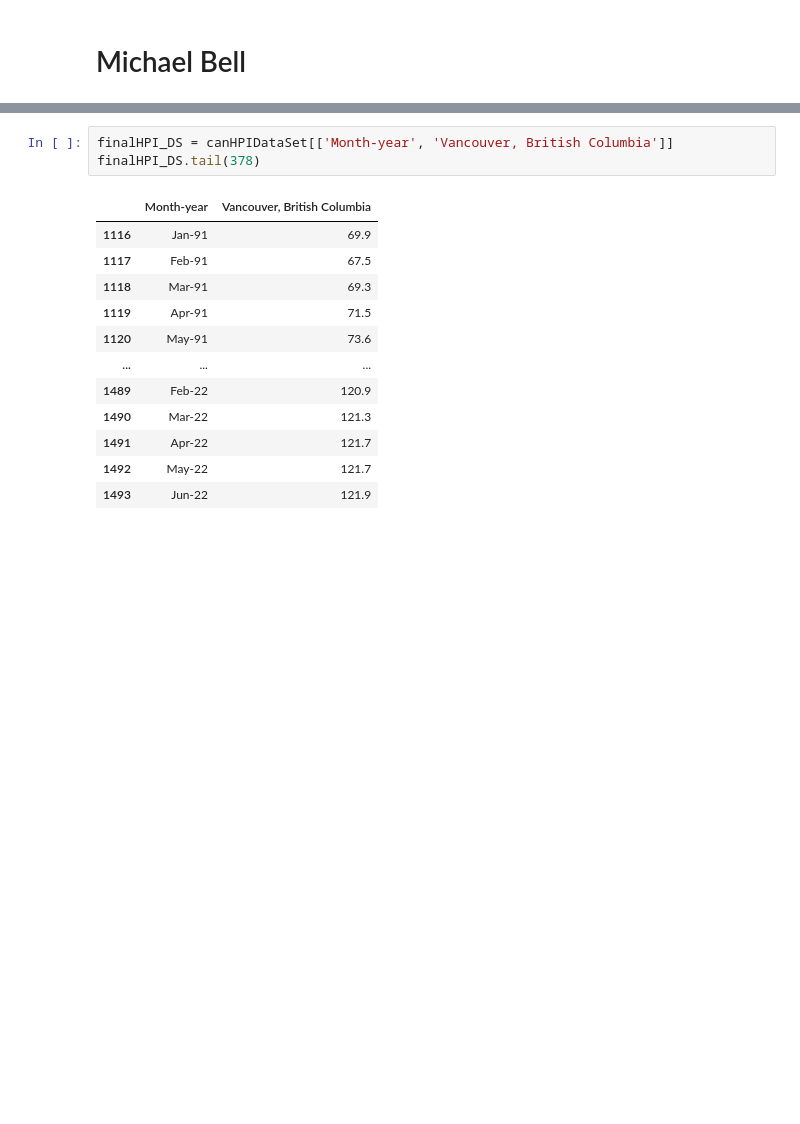
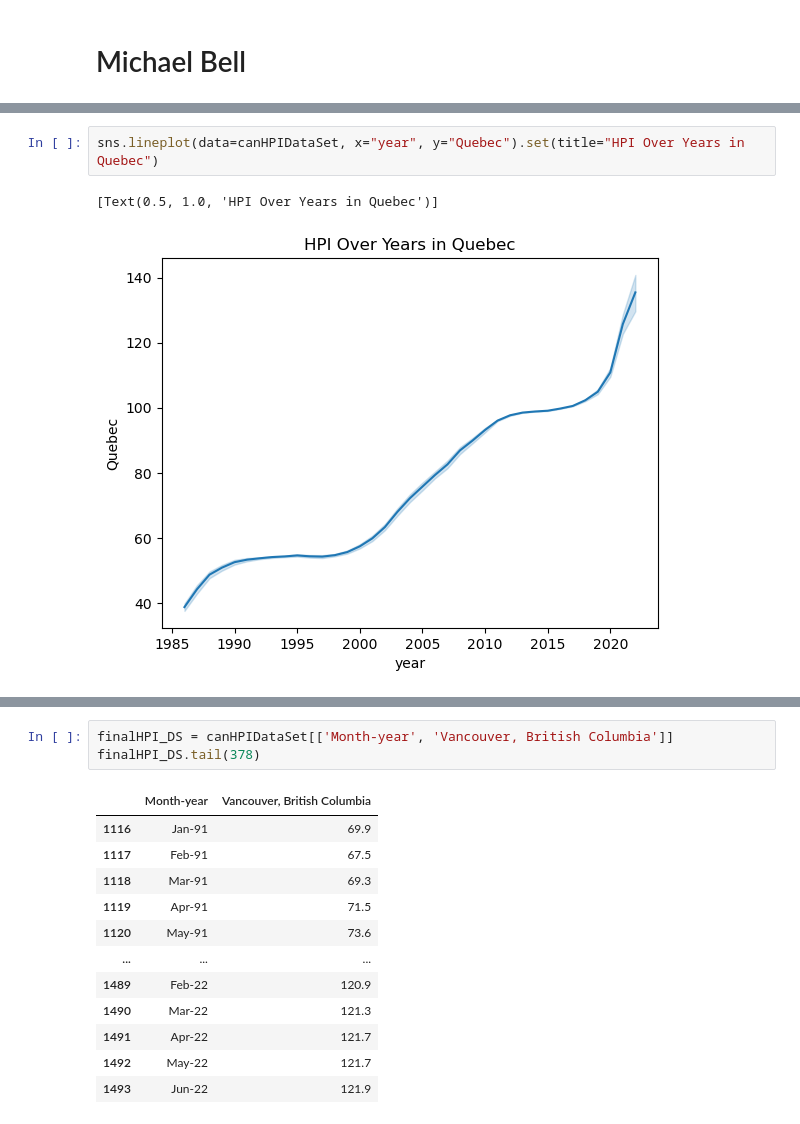
Before and after one commit to ubco-W2022T1-cosc301/group13, a Jupyter notebook: notebooks/analysis3.ipynb, the cells around one changed output, grey strips where cells are left out. Drawn from its saved outputs; the diff is of its cells as text; blank space fills up the shorter version.

```diff
--- a/notebooks/analysis3.ipynb
+++ b/notebooks/analysis3.ipynb
@@ -36,0 +118,5 @@ finalVan_DS
+# %%
+sns.lineplot(data=canHPIDataSet, x="year", y="Quebec").set(title="HPI Over Years in Quebec")
+# %% [output]
+[Text(0.5, 1.0, 'HPI Over Years in Quebec')]
+[figure, added]
```
Also changed, not shown: parts of 21 cells of this notebook.
